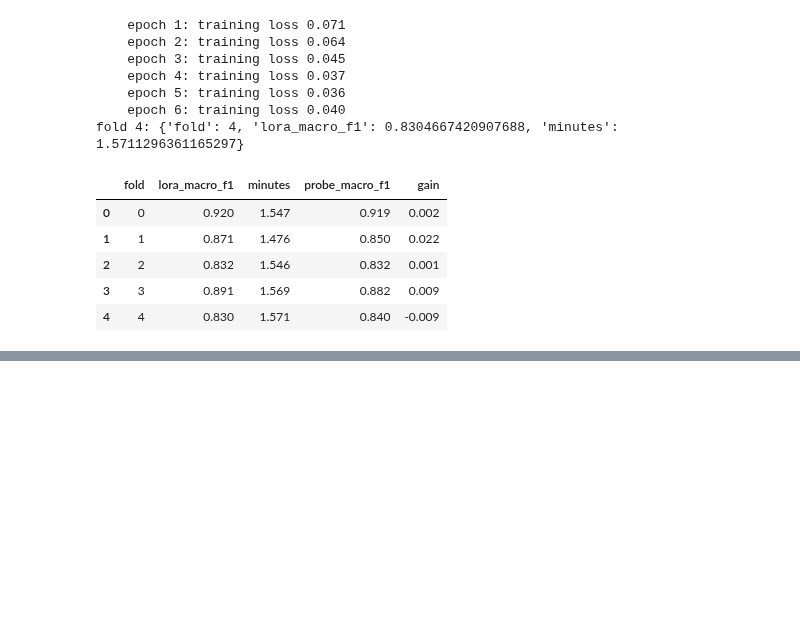
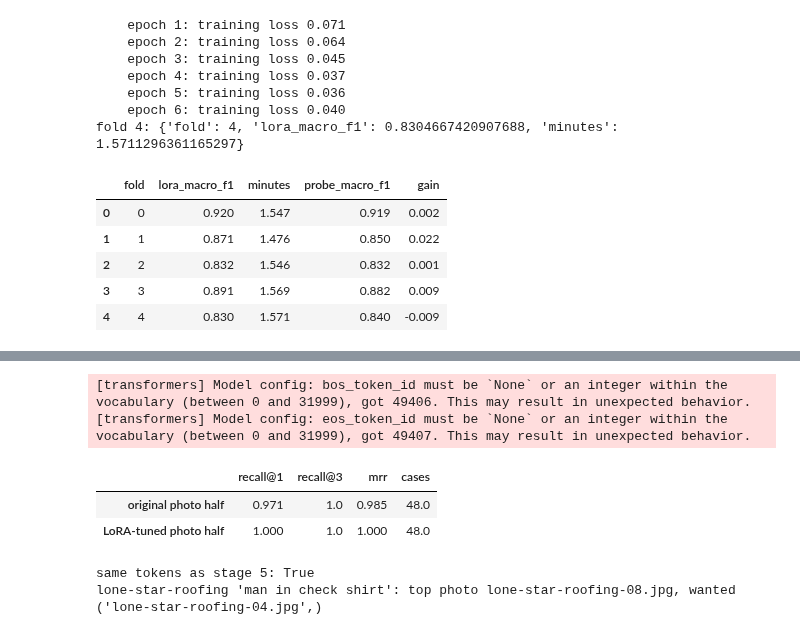
Before and after one commit to LogicVibe0518/stratum, a Jupyter notebook: ml/photos/07-lora.ipynb, the cells around one changed output, grey strips where cells are left out. Cells and saved outputs as stored; diff of their text form; code cells hidden in the pictures; blank space fills up the shorter version.

Commit message:
feat(photos): LoRA measured (no gain) + search re-measured one query at a time

```diff
--- a/ml/photos/07-lora.ipynb
+++ b/ml/photos/07-lora.ipynb
@@ -300,0 +317,16 @@ fold 4: {'fold': 4, 'lora_macro_f1': 0.8304667420907688, 'minutes': 1.5711296361
+# %%
+final_C = float(probe_folds.C.mode().iloc[0])
+final = train(np.arange(len(files)), final_C)
+final.tower.save_pretrained(lab.HERE / "lora")  # only the adapters: a few MB
+clients = pd.read_csv(lab.HERE / "client_types.csv")
+client_files = [lab.PHOTOS / c / f for c, f in zip(clients.client, clients.file, strict=True)]
+client_y = np.array([lab.CLASSES.index(t) for t in clients.type])
+with torch.no_grad():
+    client_pixels = torch.from_numpy(np.stack([preprocess(p) for p in client_files])).to(device)
+    lora_client = final(client_pixels).argmax(1).cpu().numpy()
+print(
+    "clients, LoRA: accuracy",
+    round(float((lora_client == client_y).mean()), 3),
+    "| macro-F1",
+    round(f1_score(client_y, lora_client, average="macro"), 3),
+)
@@ -300,0 +358,61 @@ fold 4: {'fold': 4, 'lora_macro_f1': 0.8304667420907688, 'minutes': 1.5711296361
+# %%
+from serving import ImageEncoder, TextEncoder
+
+text = TextEncoder()
+template = SETTINGS["text"]["template"]
+cases = lab.load_cases()
+
+
+@torch.no_grad()
+def tuned_vectors(paths):
+    pixels = torch.from_numpy(np.stack([preprocess(p) for p in paths])).to(device)
+    v = final.tower(pixel_values=pixels).pooler_output
+    return torch.nn.functional.normalize(v, dim=-1).cpu().numpy()
+
+
+original = ImageEncoder()
+
+
+def searcher(embed):
+    vectors = {
+        c: ([p.name for p in lab.photos_of(c)], embed(lab.photos_of(c)))
+        for c in {k.client for k in cases}
+    }
+
+    def search(case):
+        names, photos = vectors[case.client]
+        cosines = photos @ text([template.format(case.query)])[0]
+        return names, cosines, float(cosines.max())
+
+    return search
+
+
+pd.DataFrame(
+    {
+        "original photo half": lab.evaluate(cases, searcher(original)),
+        "LoRA-tuned photo half": lab.evaluate(cases, searcher(tuned_vectors)),
+    }
+).T.round(3)
+# %% [output]
+[transformers] Model config: bos_token_id must be `None` or an integer within the vocabulary (between 0 and 31999), got 49406. This may result in unexpected behavior.
+[transformers] Model config: eos_token_id must be `None` or an integer within the vocabulary (between 0 and 31999), got 49407. This may result in unexpected behavior.
+|  | recall@1 | recall@3 | mrr | cases |
+| original photo half | 0.971 | 1.0 | 0.985 | 48.0 |
+| LoRA-tuned photo half | 1.000 | 1.0 | 1.000 | 48.0 |
+# %%
+from transformers import AutoProcessor
+
+processor = AutoProcessor.from_pretrained(lab.MODEL_DIR)
+queries = [template.format(c.query) for c in cases]
+ours = text.tokenizer(queries, padding="max_length", max_length=64, return_tensors="np")
+theirs = processor(text=queries, padding="max_length", max_length=64, return_tensors="np")
+print("same tokens as stage 5:", bool((ours["input_ids"] == theirs["input_ids"]).all()))
+search = searcher(original)
+for c in cases:
+    names, cosines, _ = search(c)
+    top = names[int(np.argmax(cosines))]
+    if c.want and top not in c.want:
+        print(f"{c.client} {c.query!r}: top photo {top}, wanted {c.want}")
+# %% [output]
+same tokens as stage 5: True
+lone-star-roofing 'man in check shirt': top photo lone-star-roofing-08.jpg, wanted ('lone-star-roofing-04.jpg',)
```
Also changed, not shown: parts of 3 cells of this notebook.
